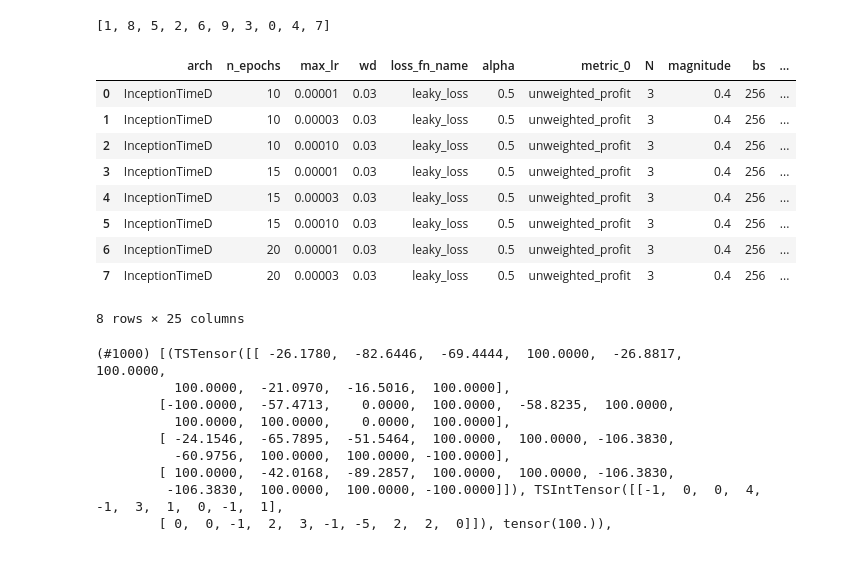
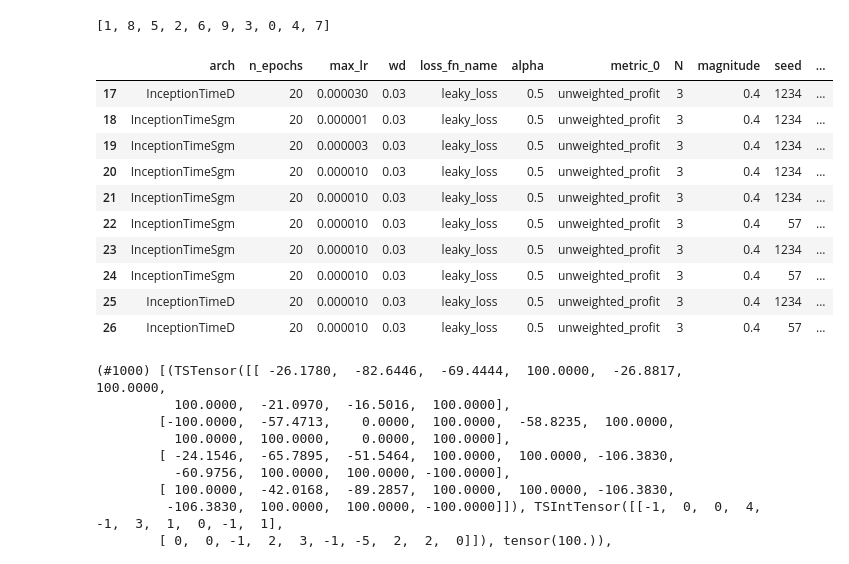
Before and after one commit to Takezo87/torchtools, a Jupyter notebook: _201_exploratory.ipynb, the cells around one changed output. Saved outputs shown, nothing was run; the diff lists cells and outputs as text; code cells hidden in the pictures.

```diff
--- a/_201_exploratory.ipynb
+++ b/_201_exploratory.ipynb
@@ -837,20 +837,23 @@ ts_experiments.dls.shuffle_fn(range(10))
 [1, 8, 5, 2, 6, 9, 3, 0, 4, 7]
 # %%
 # df_results=pd.read_csv(Path(ts_experiments.results_path)/df_fn_test)
-df_results=pd.read_csv(Path('./experiments/results')/df_fn_test)
+pd.options.display.max_columns=99
+df_results_fn = 'results_script.csv'
+df_results=pd.read_csv(Path('./experiments/results')/df_results_fn)
 # %%
-df_results
+df_results.tail(10)
 # %% [output]
-|  | arch | n_epochs | max_lr | wd | loss_fn_name | alpha | metric_0 | N | magnitude | bs | ... |
-| 0 | InceptionTimeD | 10 | 0.00001 | 0.03 | leaky_loss | 0.5 | unweighted_profit | 3 | 0.4 | 256 | ... |
-| 1 | InceptionTimeD | 10 | 0.00003 | 0.03 | leaky_loss | 0.5 | unweighted_profit | 3 | 0.4 | 256 | ... |
-| 2 | InceptionTimeD | 10 | 0.00010 | 0.03 | leaky_loss | 0.5 | unweighted_profit | 3 | 0.4 | 256 | ... |
-| 3 | InceptionTimeD | 15 | 0.00001 | 0.03 | leaky_loss | 0.5 | unweighted_profit | 3 | 0.4 | 256 | ... |
-| 4 | InceptionTimeD | 15 | 0.00003 | 0.03 | leaky_loss | 0.5 | unweighted_profit | 3 | 0.4 | 256 | ... |
-| 5 | InceptionTimeD | 15 | 0.00010 | 0.03 | leaky_loss | 0.5 | unweighted_profit | 3 | 0.4 | 256 | ... |
-| 6 | InceptionTimeD | 20 | 0.00001 | 0.03 | leaky_loss | 0.5 | unweighted_profit | 3 | 0.4 | 256 | ... |
-| 7 | InceptionTimeD | 20 | 0.00003 | 0.03 | leaky_loss | 0.5 | unweighted_profit | 3 | 0.4 | 256 | ... |
+|  | arch | n_epochs | max_lr | wd | loss_fn_name | alpha | metric_0 | N | magnitude | seed | ... |
+| 17 | InceptionTimeD | 20 | 0.000030 | 0.03 | leaky_loss | 0.5 | unweighted_profit | 3 | 0.4 | 1234 | ... |
+| 18 | InceptionTimeSgm | 20 | 0.000001 | 0.03 | leaky_loss | 0.5 | unweighted_profit | 3 | 0.4 | 1234 | ... |
+| 19 | InceptionTimeSgm | 20 | 0.000003 | 0.03 | leaky_loss | 0.5 | unweighted_profit | 3 | 0.4 | 1234 | ... |
+| 20 | InceptionTimeSgm | 20 | 0.000010 | 0.03 | leaky_loss | 0.5 | unweighted_profit | 3 | 0.4 | 1234 | ... |
+| 21 | InceptionTimeSgm | 20 | 0.000010 | 0.03 | leaky_loss | 0.5 | unweighted_profit | 3 | 0.4 | 1234 | ... |
+| 22 | InceptionTimeSgm | 20 | 0.000010 | 0.03 | leaky_loss | 0.5 | unweighted_profit | 3 | 0.4 | 57 | ... |
+| 23 | InceptionTimeSgm | 20 | 0.000010 | 0.03 | leaky_loss | 0.5 | unweighted_profit | 3 | 0.4 | 1234 | ... |
+| 24 | InceptionTimeSgm | 20 | 0.000010 | 0.03 | leaky_loss | 0.5 | unweighted_profit | 3 | 0.4 | 57 | ... |
+| 25 | InceptionTimeD | 20 | 0.000010 | 0.03 | leaky_loss | 0.5 | unweighted_profit | 3 | 0.4 | 1234 | ... |
+| 26 | InceptionTimeD | 20 | 0.000010 | 0.03 | leaky_loss | 0.5 | unweighted_profit | 3 | 0.4 | 57 | ... |
-8 rows × 25 columns
 # %%
 ts_experiments.learn.dls[2].dataset
 # %% [output]
```
